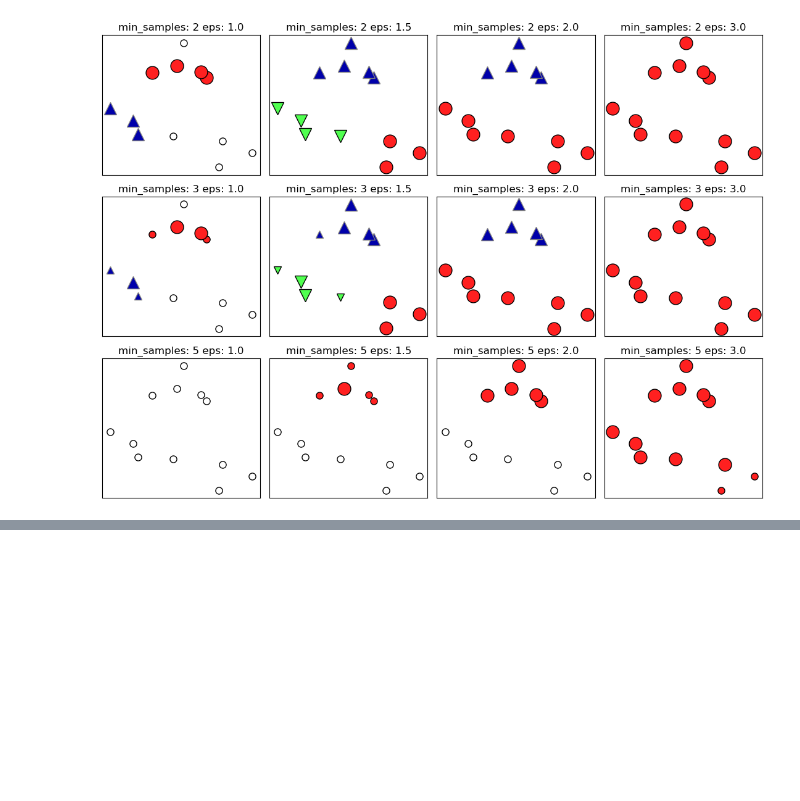
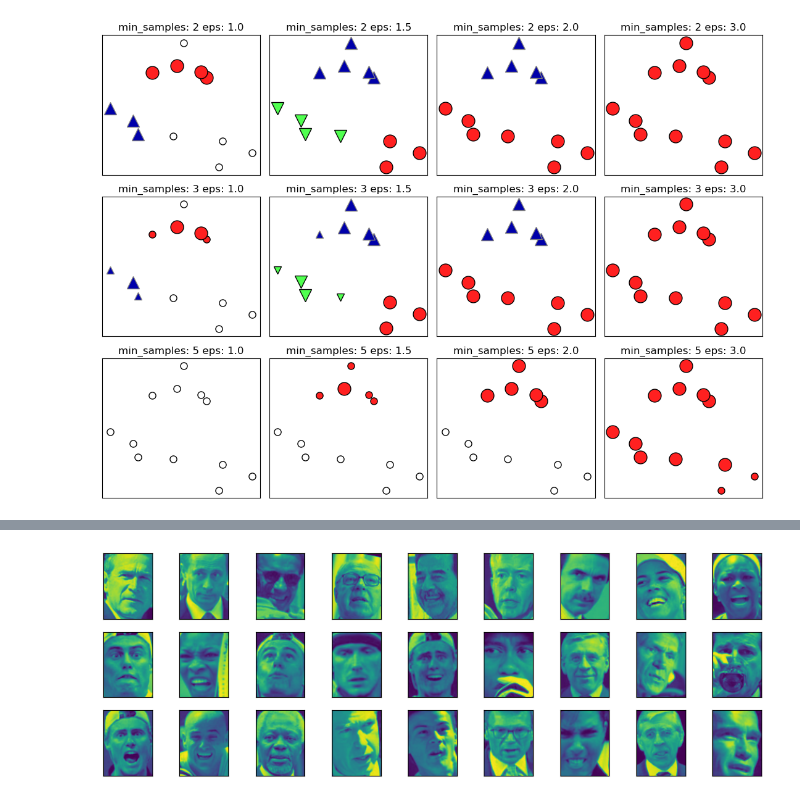
Before and after one commit to WilcoJohn/Progress-ML, a Jupyter notebook: CHP3-UnsupLearning&Preproc/3.2 Vector quantization.ipynb, the cells around one changed output, grey strips where cells are left out. Drawn from its saved outputs; the diff is of its cells as text; code cells hidden in the pictures; blank space fills up the shorter version.

```diff
--- a/CHP3-UnsupLearning&Preproc/3.2 Vector quantization.ipynb
+++ b/CHP3-UnsupLearning&Preproc/3.2 Vector quantization.ipynb
@@ -194,0 +277,29 @@ min_samples: 5 eps: 3.000000  cluster: [0 0 0 0 0 0 0 0 0 0 0 0]
+# %%
+people = sklearn.datasets.fetch_lfw_people(min_faces_per_person=20, resize = 0.7);
+image_shape = people.images[0].shape;
+mask = numpy.zeros(people.target.shape, dtype = bool);
+
+for target in numpy.unique(people.target):
+    mask[numpy.where(people.target == target)[0][:50]] = 1;
+
+X_people = people.data[mask];
+
+y_people = people.target[mask];
+# %%
+pca = sklearn.decomposition.PCA(n_components=100, whiten=True, random_state=0);
+X_pca = pca.fit_transform(X_people);
+# %%
+eps_vals = numpy.arange(0.5, 13, 0.5);
+
+
+for eps in eps_vals:
+    dbscan = sklearn.cluster.DBSCAN(min_samples=3, eps=eps);
+    labels = dbscan.fit_predict(X_pca);
+    print("Eps : {}\nunique labels: {}".format(eps, numpy.unique(labels)));
+    print("Number of points per cluster: {}\n\n".format(numpy.bincount(labels+1)));
+
+
+# Count number of points in all clusters and noise.
+# bincount doesn't allow negative numbers, so we need to add 1.
+# The first number in the result corresponds to noise points.
+# print("Number of points per cluster: {}".format(numpy.bincount(labels+1)));
@@ -194,0 +324,9 @@ min_samples: 5 eps: 3.000000  cluster: [0 0 0 0 0 0 0 0 0 0 0 0]
+# %%
+noise = X_people[labels == -1];
+fig, axes = plt.subplots( 3, 9, subplot_kw={'xticks': (), 'yticks': ()},
+                          figsize=(12, 4));
+
+for image, ax in zip(noise, axes.ravel()):
+    ax.imshow(image.reshape(image_shape), vmin=0, vmax=1)
+# %% [output]
+[figure, added]
```
Also changed, not shown: parts of 14 cells of this notebook.
